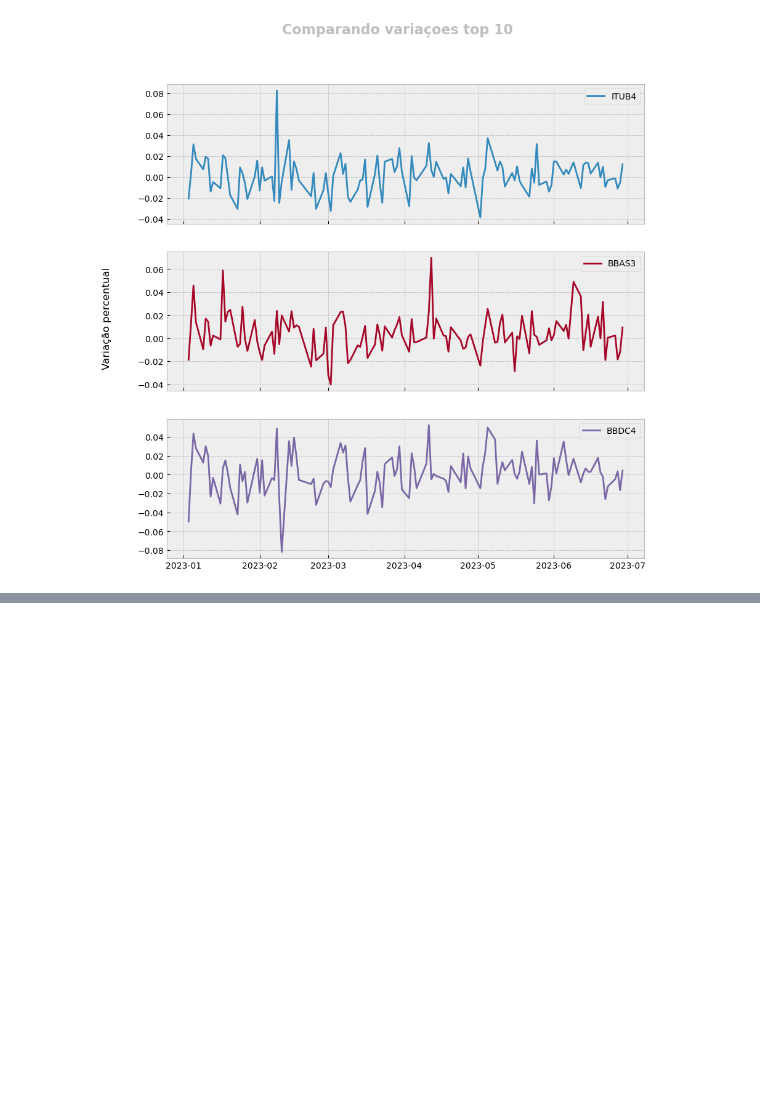
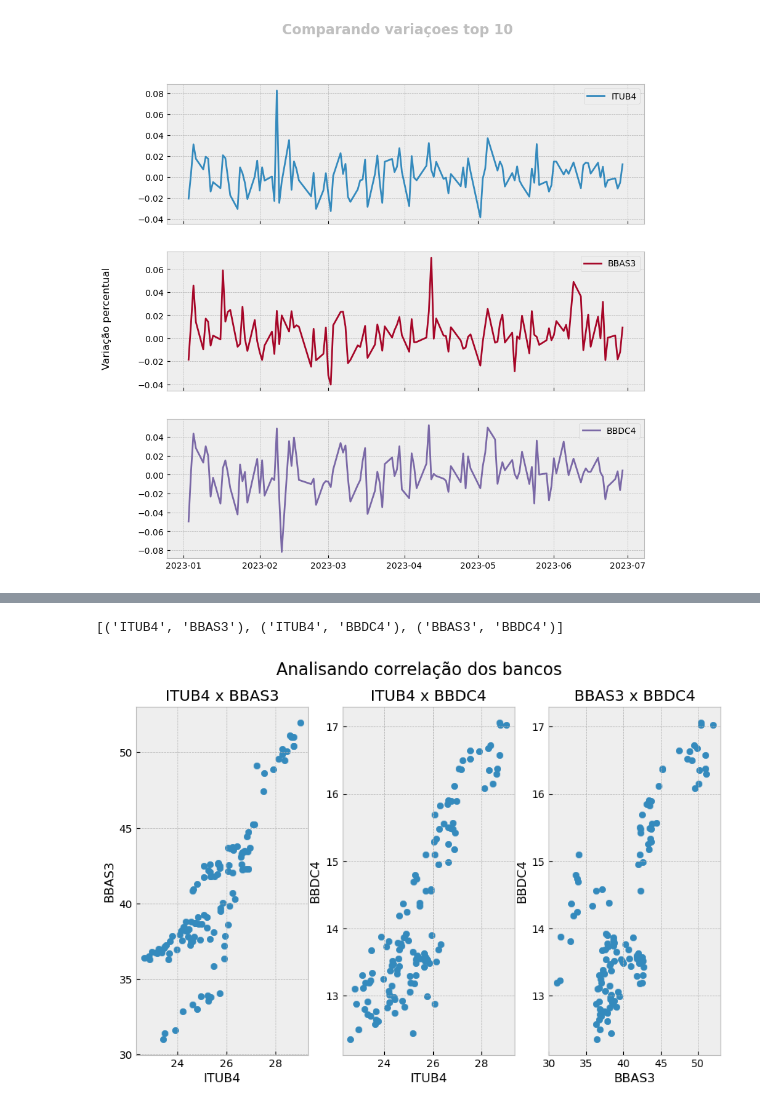
Before and after one commit to PauloViniciusR/Analise_dados, a Jupyter notebook: Matplotlib/Pandas_Matplot/24_pandas.ipynb, the cells around one changed output, grey strips where cells are left out. Drawn from its saved outputs; the diff is of its cells as text; code cells hidden in the pictures; blank space fills up the shorter version.

```diff
--- a/Matplotlib/Pandas_Matplot/24_pandas.ipynb
+++ b/Matplotlib/Pandas_Matplot/24_pandas.ipynb
@@ -221,0 +247,22 @@ plt.show()
+# %%
+from itertools import combinations
+
+pares_bancos = list(combinations(bancos, 2))
+
+print(pares_bancos)
+# %% [output]
+[('ITUB4', 'BBAS3'), ('ITUB4', 'BBDC4'), ('BBAS3', 'BBDC4')]
+# %%
+fig, axs = plt.subplots(nrows=1, ncols=3, figsize=(10, 6))
+
+for i, par in enumerate(pares_bancos):
+    axs[i].scatter(par[0], par[1], data=df_top_10)
+    axs[i].set_xlabel(par[0])
+    axs[i].set_ylabel(par[1])
+    axs[i].set_title(f"{par[0]} x {par[1]}")
+
+fig.suptitle("Analisando correlação dos bancos", fontsize=16)
+
+plt.show()
+# %% [output]
+[figure, added]
```
Also changed, not shown: parts of 2 cells of this notebook.
